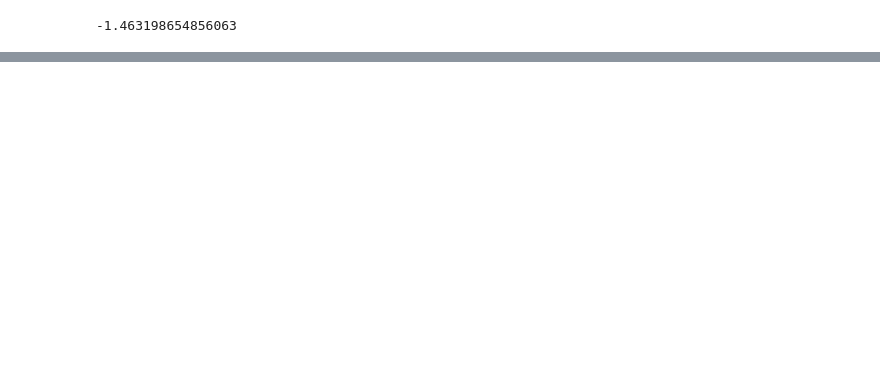
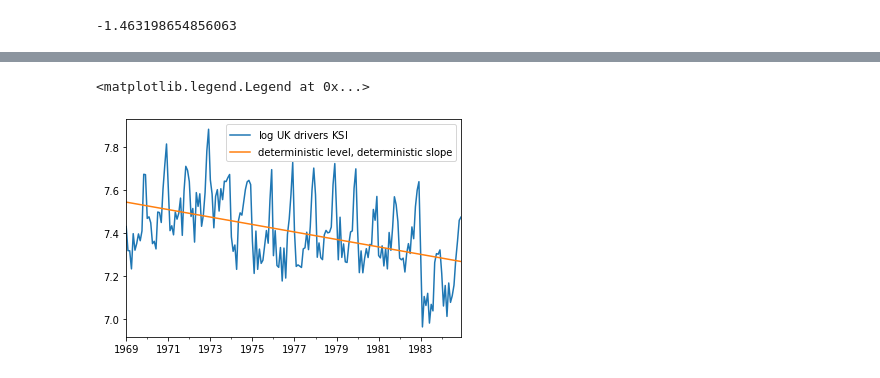
Before and after one commit to tatamiya/state_space_model_notebooks, a Jupyter notebook: statsmodels/CommandeurKoopman2007.ipynb, the cells around one changed output, grey strips where cells are left out. Drawn from its saved outputs; the diff is of its cells as text; code cells hidden in the pictures; blank space fills up the shorter version.

Commit message:
chapter3 local linear trend model

```diff
--- a/statsmodels/CommandeurKoopman2007.ipynb
+++ b/statsmodels/CommandeurKoopman2007.ipynb
@@ -496,0 +514,4 @@ llevel_results_norway.aic / llevel_results_norway.nobs
+# %%
+dtrend_model = sm.tsa.UnobservedComponents(df_ukdrivers['log_drivers'], level='deterministic trend', use_exact_diffuse=True)
+# %%
+dtrend_results = dtrend_model.fit(method='bfgs')
@@ -496,0 +543,7 @@ llevel_results_norway.aic / llevel_results_norway.nobs
+# %%
+ax = df_ukdrivers['log_drivers'].plot(label='$\log$ UK drivers KSI')
+ax = pd.Series(dtrend_results.smoothed_state[0], index=df_ukdrivers.index).plot(ax=ax, label='deterministic level, deterministic slope')
+ax.legend()
+# %% [output]
+<matplotlib.legend.Legend at 0x...>
+[figure, added]
```
Also changed, not shown: parts of 44 cells of this notebook.
